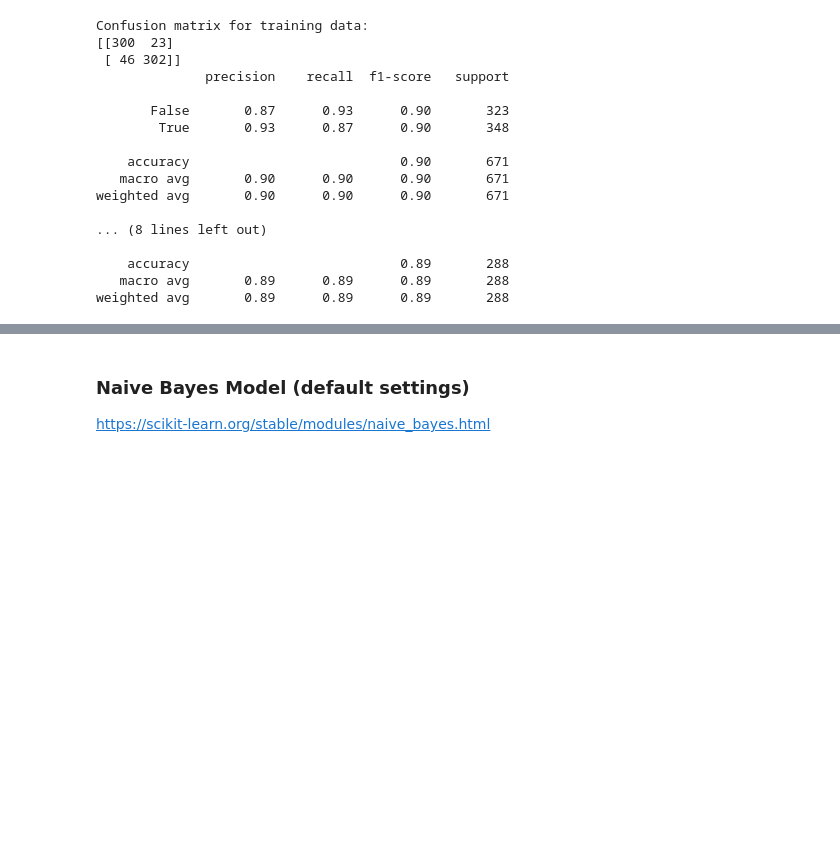
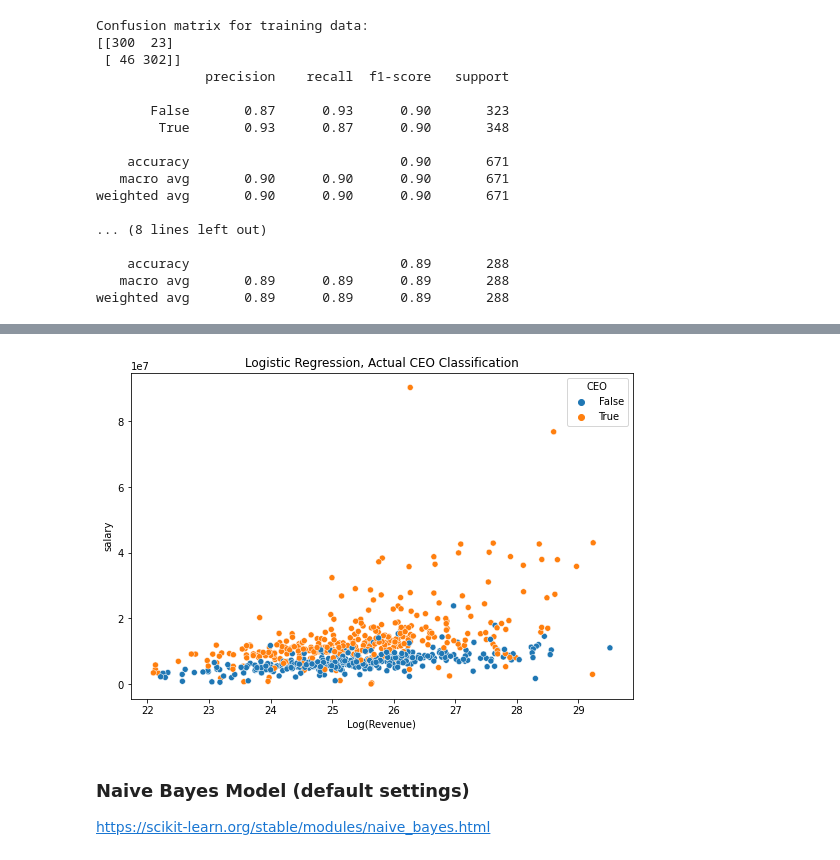
Before and after one commit to kbaum215/Exploring-Company-Financials-and-Executive-Pay, a Jupyter notebook: Analysis/classification_models.ipynb, the cells around one changed output, grey strips where cells are left out. Cells and saved outputs as stored; diff of their text form; code cells hidden in the pictures; blank space fills up the shorter version.

```diff
--- a/Analysis/classification_models.ipynb
+++ b/Analysis/classification_models.ipynb
@@ -274,3 +282,14 @@ weighted avg       0.89      0.89      0.89       288
+# %%
+image_xtrain = X_train.copy()
+image_xtrain['CEO'] = y_train
+
+plt.figure(figsize=(9,6))
+sns.scatterplot(data=image_xtrain, x='Revenue',y='salary', hue='CEO')
+plt.title('Logistic Regression, Actual CEO Classification')
+plt.xlabel("Log(Revenue)")
+plt.savefig('../images/ceo_class_actual_logreg.png');
+# %% [output]
+[figure, added]
 # %% [markdown]
 ### Naive Bayes Model (default settings)
 
```
Also changed, not shown: parts of 4 cells of this notebook, 1 other file.
